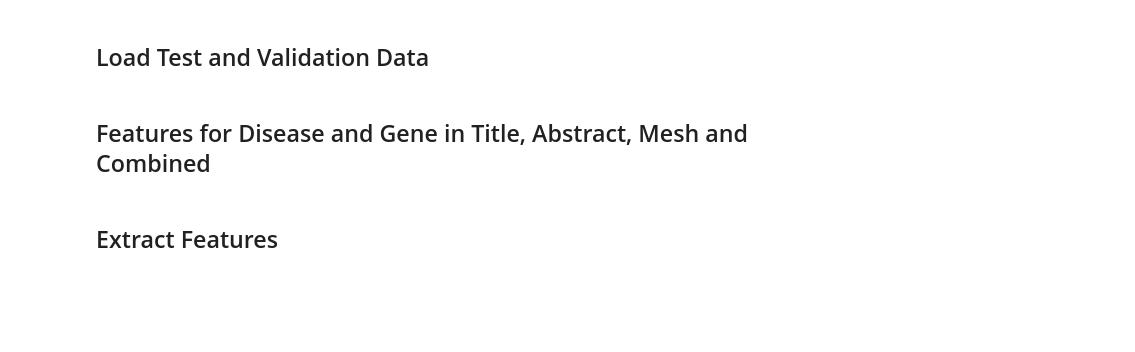
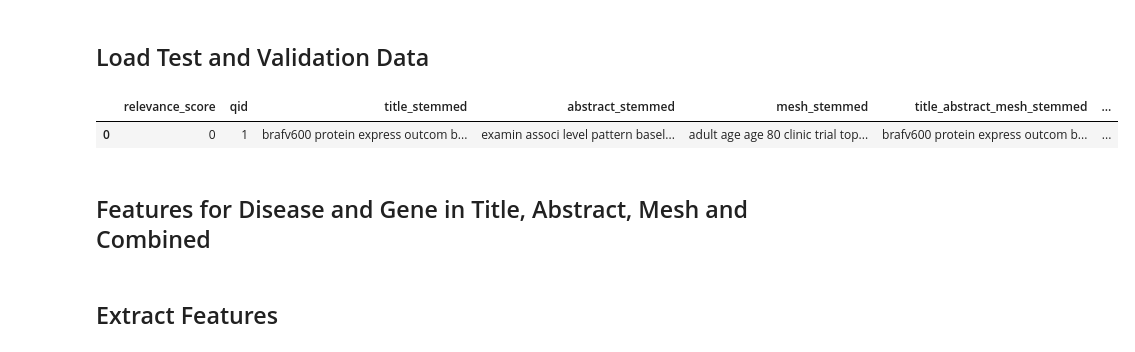
Before and after one commit to hyperlist/trec-pm, a Jupyter notebook: notebooks/L2R.ipynb, the cells around one changed output. Drawn from its saved outputs; the diff is of its cells as text; code cells hidden in the pictures; blank space fills up the shorter version.

```diff
--- a/notebooks/L2R.ipynb
+++ b/notebooks/L2R.ipynb
@@ -70,12 +71,14 @@ print('Our model:', metric.calc_mean(Eqids, Ey, Epred))
 # %%
-gsPath = "/Users/ari/Downloads/TREC/trec2018/results/goldstandard"
+trainPath = "/Users/ari/Downloads/TREC/trec2018/results/goldstandard"
+testPath = "/Users/ari/Downloads/TREC/trec-pm/results/runs/hpipubcommon"
+
 trainYear = "2017"
 testYear = "2018"
 # %%
-gsTrainFile = join(join(gsPath, trainYear),"20180622processedGoldStandardXMLTXT.tsv")
+gsTrainFile = join(join(trainPath, trainYear),"20180622processedGoldStandardXMLTXT.tsv")
 trecEvalTrain = "/Users/ari/Downloads/TREC/trec-pm/resources/topics2017.xml"
 
-gsTestFile = join(join(gsPath, testYear),"20190111processedGoldStandardPub2018.tsv")
+gsTestFile = join(testPath,"20190126processedhpipubcommon.tsv")
 trecEvalTest = "/Users/ari/Downloads/TREC/trec-pm/resources/topics2018.xml"
 # %%
 # Reading 2017 Topics
@@ -166,23 +184,26 @@ valDataSetSliced = []
 # %%
 pd.options.display.max_rows
 pd.set_option('display.max_colwidth', -1)
 
 # Preprocessing the Text
 removePunctuation = str.maketrans('\n', ' ', string.punctuation)
 
 # Transforms the text to lower case, remove punctuations, get the stemms of words
 testValData['title_abstract_mesh'] = testValData[['title', 'abstract', "major_mesh", "minor_mesh"]].apply(lambda x: ''.join(re.sub(r';|\/', ' ', x.to_string(index=False).lower()).translate(removePunctuation)), axis=1)
 testValData['title_abstract_mesh_stemmed'] = testValData['title_abstract_mesh'].apply(tokenizeSnowball)
 testValData['title_stemmed'] = testValData[['title']].apply(lambda x: ''.join(re.sub(r';|\/', ' ', x.to_string(index=False).lower()).translate(removePunctuation)), axis=1).apply(tokenizeSnowball)
 testValData['abstract_stemmed'] = testValData[['abstract']].apply(lambda x: ''.join(re.sub(r';|\/', ' ', x.to_string(index=False).lower()).translate(removePunctuation)), axis=1).apply(tokenizeSnowball)
 testValData['mesh_stemmed'] = testValData[['major_mesh', 'minor_mesh']].apply(lambda x: ''.join(re.sub(r';|\/', ' ', x.to_string(index=False).lower()).translate(removePunctuation)), axis=1).apply(tokenizeSnowball)
 testValData['disease_stemmed'] = testValData[['trec_topic_disease']].apply(lambda x: ''.join(re.sub(r';|\/', ' ', x.to_string(index=False).lower()).translate(removePunctuation)), axis=1).apply(tokenizeSnowball)
 testValData['gene_stemmed'] = testValData[['trec_topic_gene']].apply(lambda x: ''.join(re.sub(r';|\/', ' ', x.to_string(index=False).lower()).translate(removePunctuation)), axis=1).apply(tokenizeSnowball)
 
 # Defining query ids
-testValData["qid"] = testValData["trec_topic_number"].astype(str)+str(testYear)
+testValData["qid"] = testValData["trec_topic_number"]
 testValDataSliced = testValData[['relevance_score','qid', 'title_stemmed', 'abstract_stemmed', 'mesh_stemmed', 'title_abstract_mesh_stemmed', 'disease_stemmed', 'gene_stemmed', 'trec_doc_id']]
 testValDataSliced.head(1)
+# %% [output]
+|  | relevance_score | qid | title_stemmed | abstract_stemmed | mesh_stemmed | title_abstract_mesh_stemmed | ... |
+| 0 | 0 | 1 | brafv600 protein express outcom b... | examin associ level pattern basel... | adult age age 80 clinic trial top... | brafv600 protein express outcom b... | ... |
 # %% [markdown]
 ## Features for Disease and Gene in Title, Abstract, Mesh and Combined
 # %%
```
Also changed, not shown: parts of 9 cells of this notebook, 1 other file.
